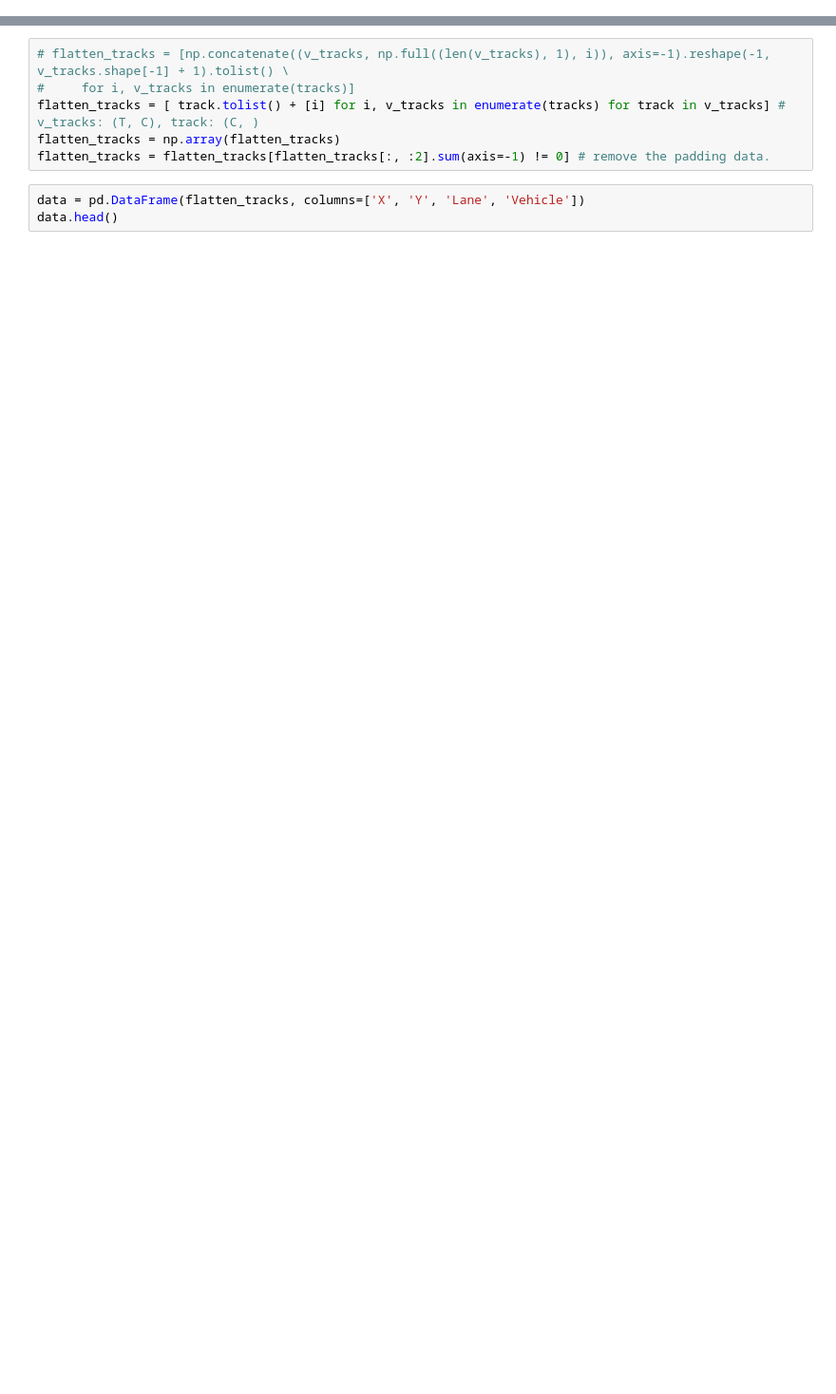
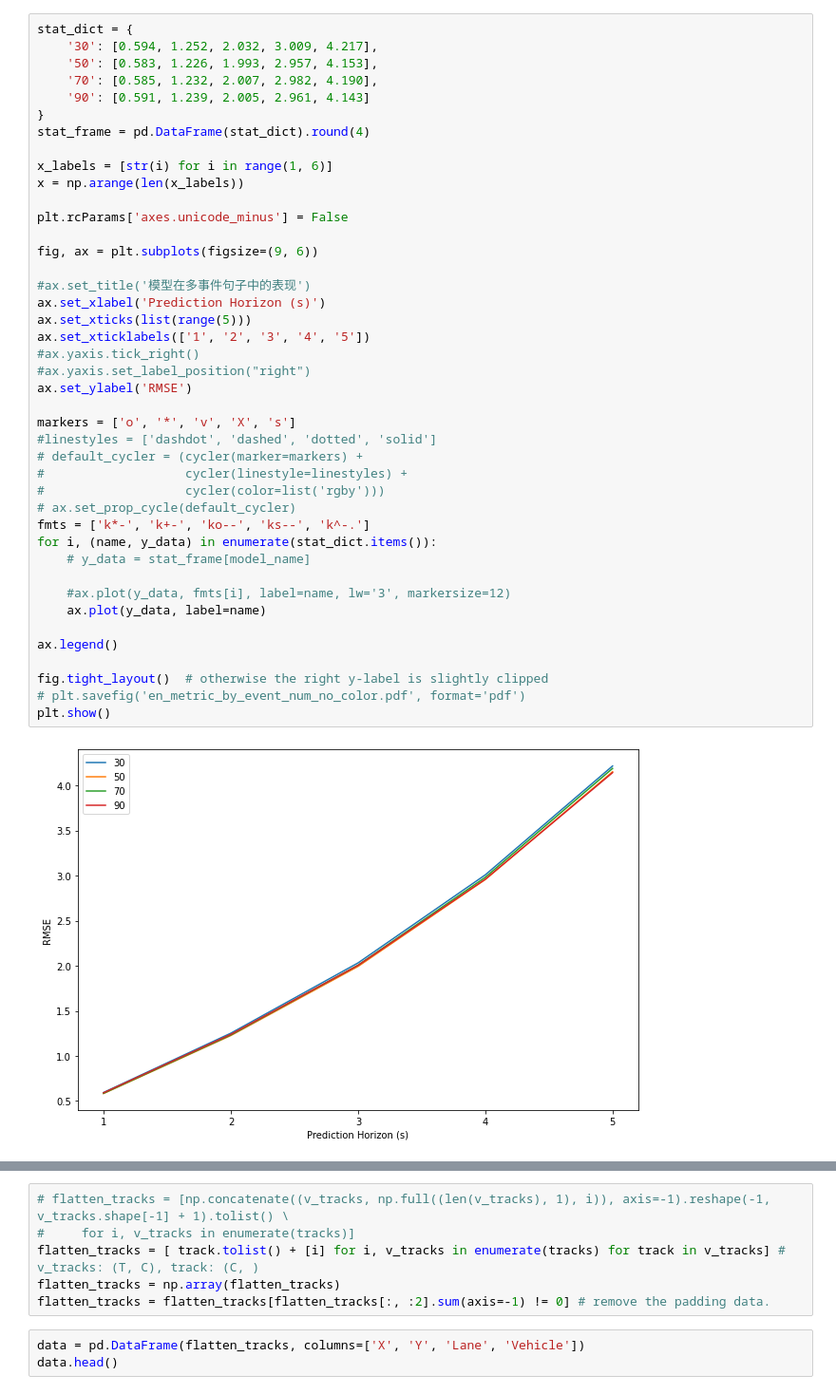
Before and after one commit to T-urning/SIT_TrajectoryPrediction, a Jupyter notebook: draw.ipynb, the cells around one changed output, grey strips where cells are left out. Shown: that part at 95% size. Cells and saved outputs as stored; diff of their text form; blank space fills up the shorter version.

```diff
--- a/draw.ipynb
+++ b/draw.ipynb
@@ -5,0 +10,44 @@ import matplotlib.pyplot as plt
+# %%
+stat_dict = {
+    '30': [0.594, 1.252, 2.032, 3.009, 4.217],
+    '50': [0.583, 1.226, 1.993, 2.957, 4.153],
+    '70': [0.585, 1.232, 2.007, 2.982, 4.190],
+    '90': [0.591, 1.239, 2.005, 2.961, 4.143]
+}
+stat_frame = pd.DataFrame(stat_dict).round(4)
+
+x_labels = [str(i) for i in range(1, 6)]
+x = np.arange(len(x_labels))
+
+plt.rcParams['axes.unicode_minus'] = False
+
+fig, ax = plt.subplots(figsize=(9, 6))
+
+#ax.set_title('模型在多事件句子中的表现')
+ax.set_xlabel('Prediction Horizon (s)')
+ax.set_xticks(list(range(5)))
+ax.set_xticklabels(['1', '2', '3', '4', '5'])
+#ax.yaxis.tick_right()
+#ax.yaxis.set_label_position("right")
+ax.set_ylabel('RMSE')
+
+markers = ['o', '*', 'v', 'X', 's']
+#linestyles = ['dashdot', 'dashed', 'dotted', 'solid']
+# default_cycler = (cycler(marker=markers) +
+#                   cycler(linestyle=linestyles) +
+#                   cycler(color=list('rgby')))
+# ax.set_prop_cycle(default_cycler)
+fmts = ['k*-', 'k+-', 'ko--', 'ks--', 'k^-.']
+for i, (name, y_data) in enumerate(stat_dict.items()):
+    # y_data = stat_frame[model_name]
+
+    #ax.plot(y_data, fmts[i], label=name, lw='3', markersize=12)
+    ax.plot(y_data, label=name)
+
+ax.legend()
+
+fig.tight_layout()  # otherwise the right y-label is slightly clipped
+# plt.savefig('en_metric_by_event_num_no_color.pdf', format='pdf')
+plt.show()
+# %% [output]
+[figure, added]
```
Also changed, not shown: parts of 13 cells of this notebook, 11 other files.
